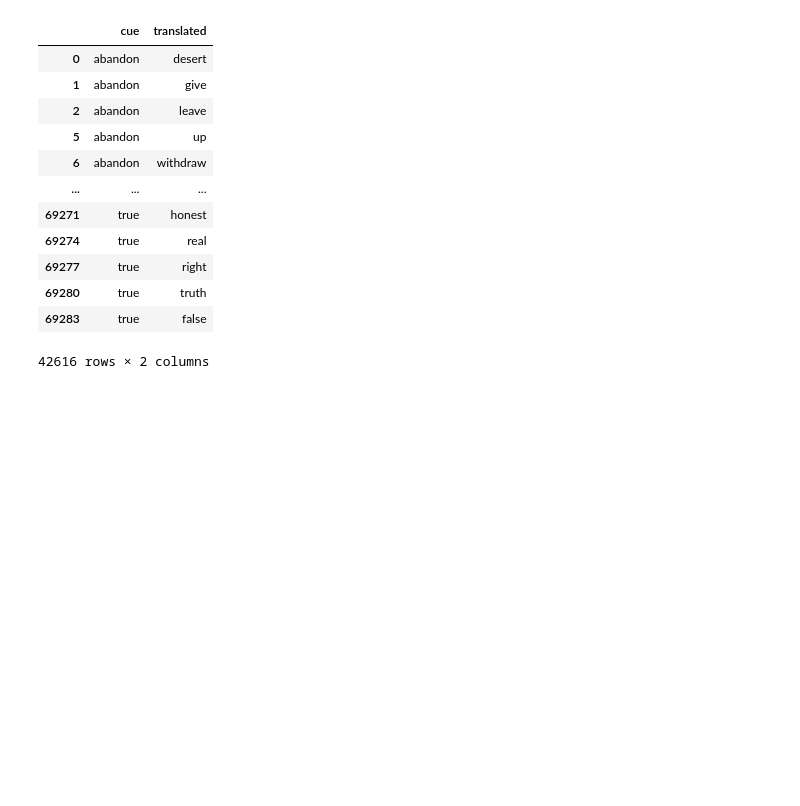
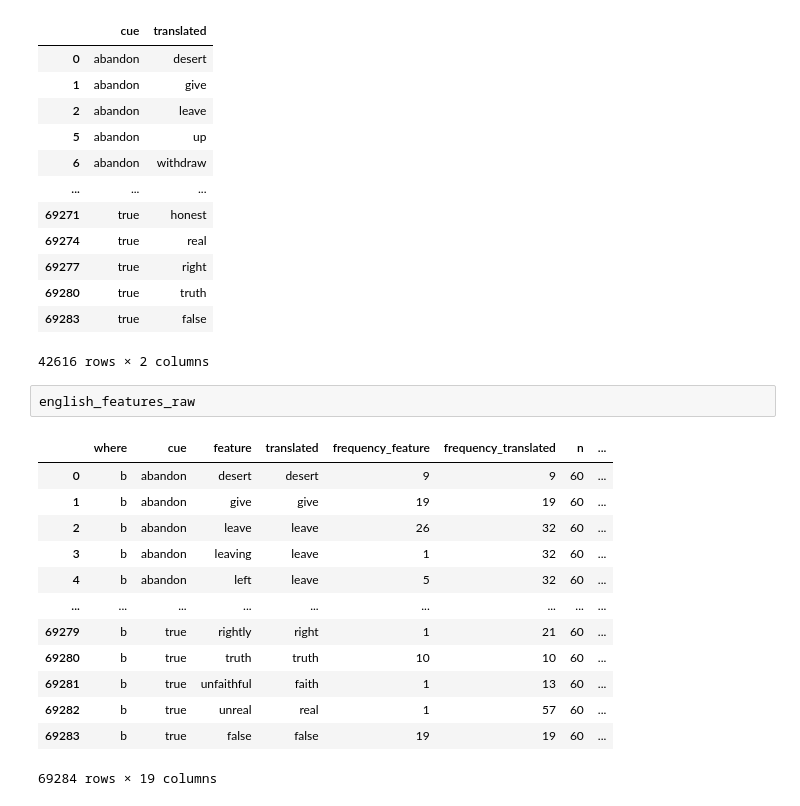
Before and after one commit to DanferWang/Basic_Level_work, a Jupyter notebook: BART/Translation_features.ipynb, the cells around one changed output. Drawn from its saved outputs; the diff is of its cells as text; blank space fills up the shorter version.

```diff
--- a/BART/Translation_features.ipynb
+++ b/BART/Translation_features.ipynb
@@ -26,3 +32,19 @@ english_features
 | 69280 | true | truth |
 | 69283 | true | false |
 42616 rows × 2 columns
+# %%
+english_features_raw
+# %% [output]
+|  | where | cue | feature | translated | frequency_feature | frequency_translated | n | ... |
+| 0 | b | abandon | desert | desert | 9 | 9 | 60 | ... |
+| 1 | b | abandon | give | give | 19 | 19 | 60 | ... |
+| 2 | b | abandon | leave | leave | 26 | 32 | 60 | ... |
+| 3 | b | abandon | leaving | leave | 1 | 32 | 60 | ... |
+| 4 | b | abandon | left | leave | 5 | 32 | 60 | ... |
+| ... | ... | ... | ... | ... | ... | ... | ... | ... |
+| 69279 | b | true | rightly | right | 1 | 21 | 60 | ... |
+| 69280 | b | true | truth | truth | 10 | 10 | 60 | ... |
+| 69281 | b | true | unfaithful | faith | 1 | 13 | 60 | ... |
+| 69282 | b | true | unreal | real | 1 | 57 | 60 | ... |
+| 69283 | b | true | false | false | 19 | 19 | 60 | ... |
+69284 rows × 19 columns
```
Also changed, not shown: parts of 19 cells of this notebook, 1 other file.
